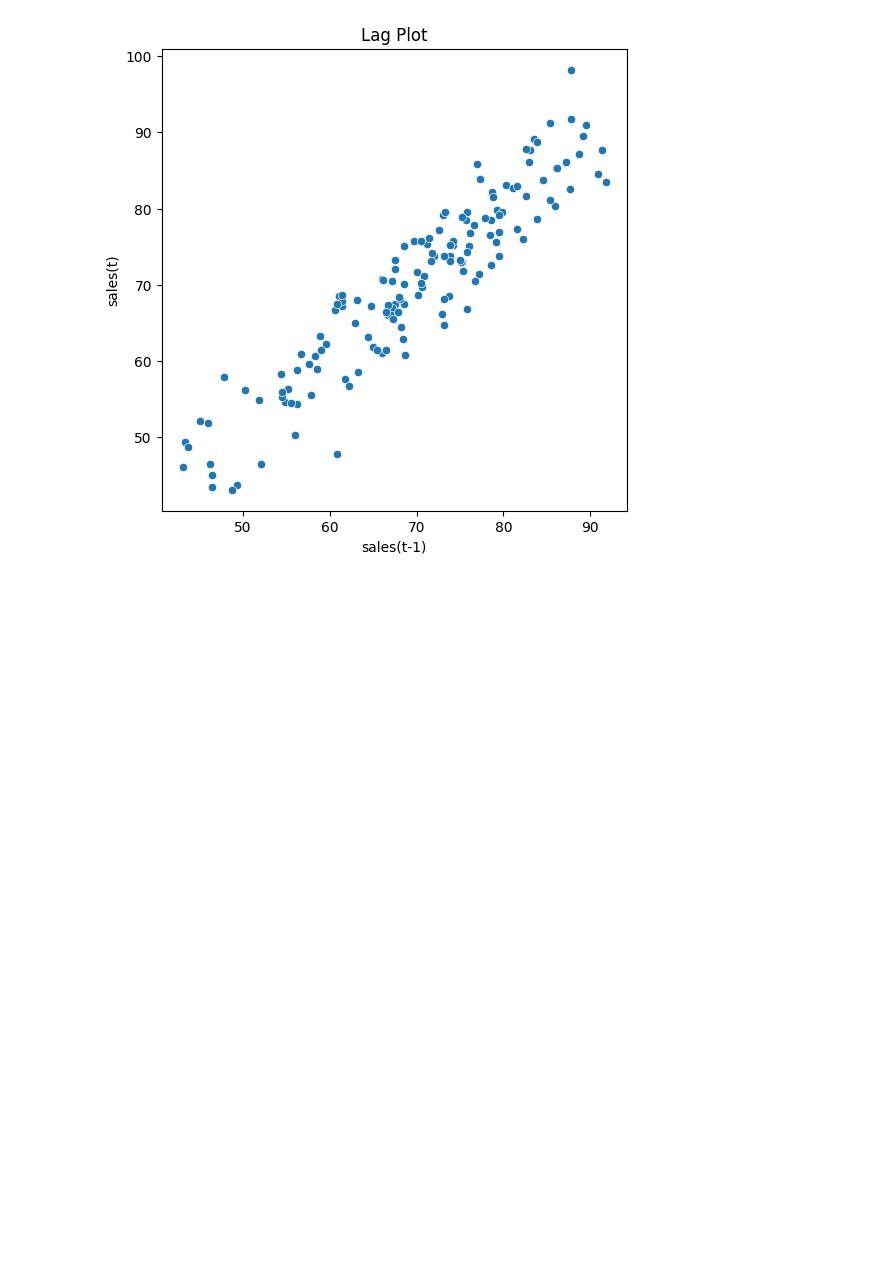
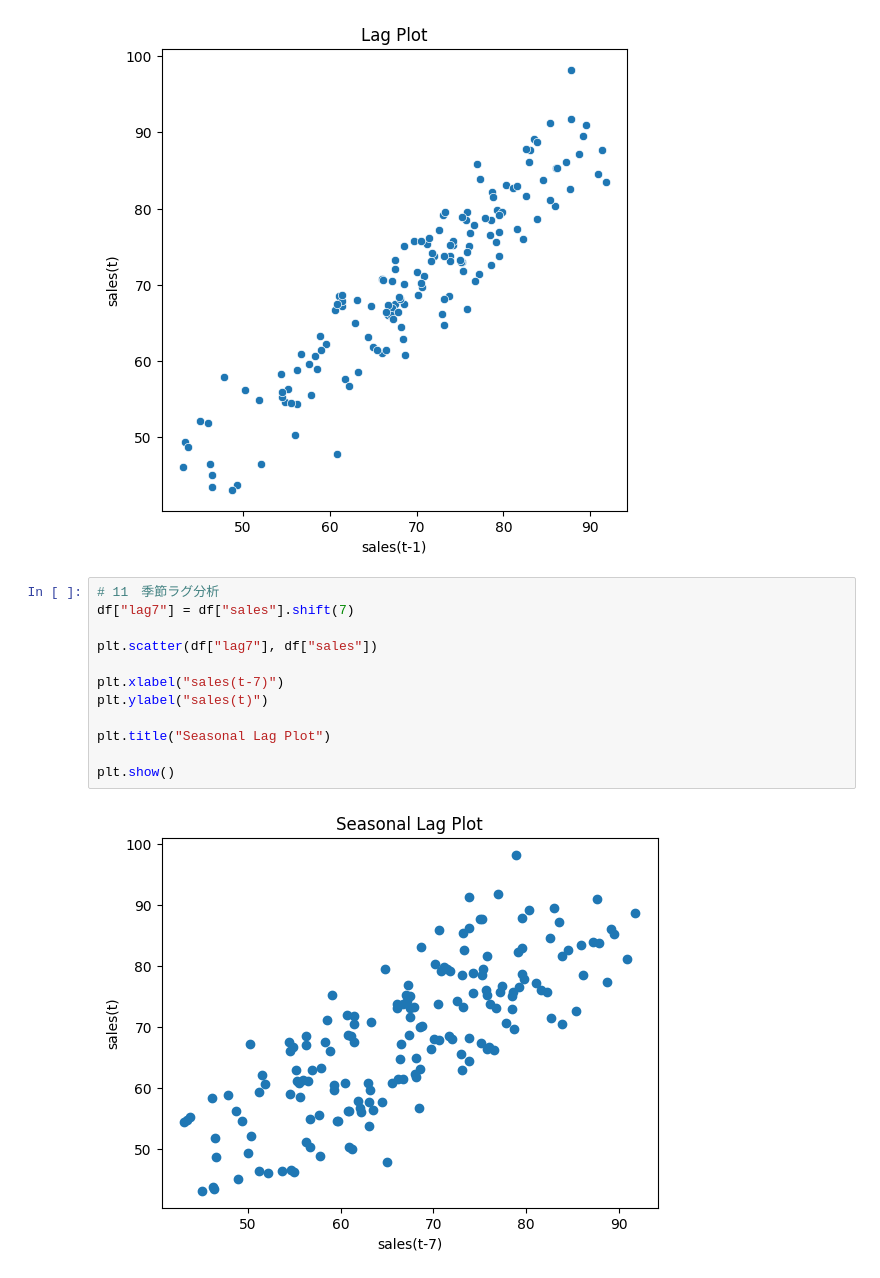
Before and after one commit to K-Tanaka8/time_series_eda_demand_forecast, a Jupyter notebook: time_series_eda_sample.ipynb, the cells around one changed output. Cells and saved outputs as stored; diff of their text form; blank space fills up the shorter version.

```diff
--- a/time_series_eda_sample.ipynb
+++ b/time_series_eda_sample.ipynb
@@ -204,4 +204,18 @@ ax.set_title("Lag Plot")
 plt.show()
 # %% [output]
 [figure]
+# %%
+# 11　季節ラグ分析
+df["lag7"] = df["sales"].shift(7)
+
+plt.scatter(df["lag7"], df["sales"])
+
+plt.xlabel("sales(t-7)")
+plt.ylabel("sales(t)")
+
+plt.title("Seasonal Lag Plot")
+
+plt.show()
+# %% [output]
+[figure, added]
 # %%
```
Also changed, not shown: parts of 8 cells of this notebook.
